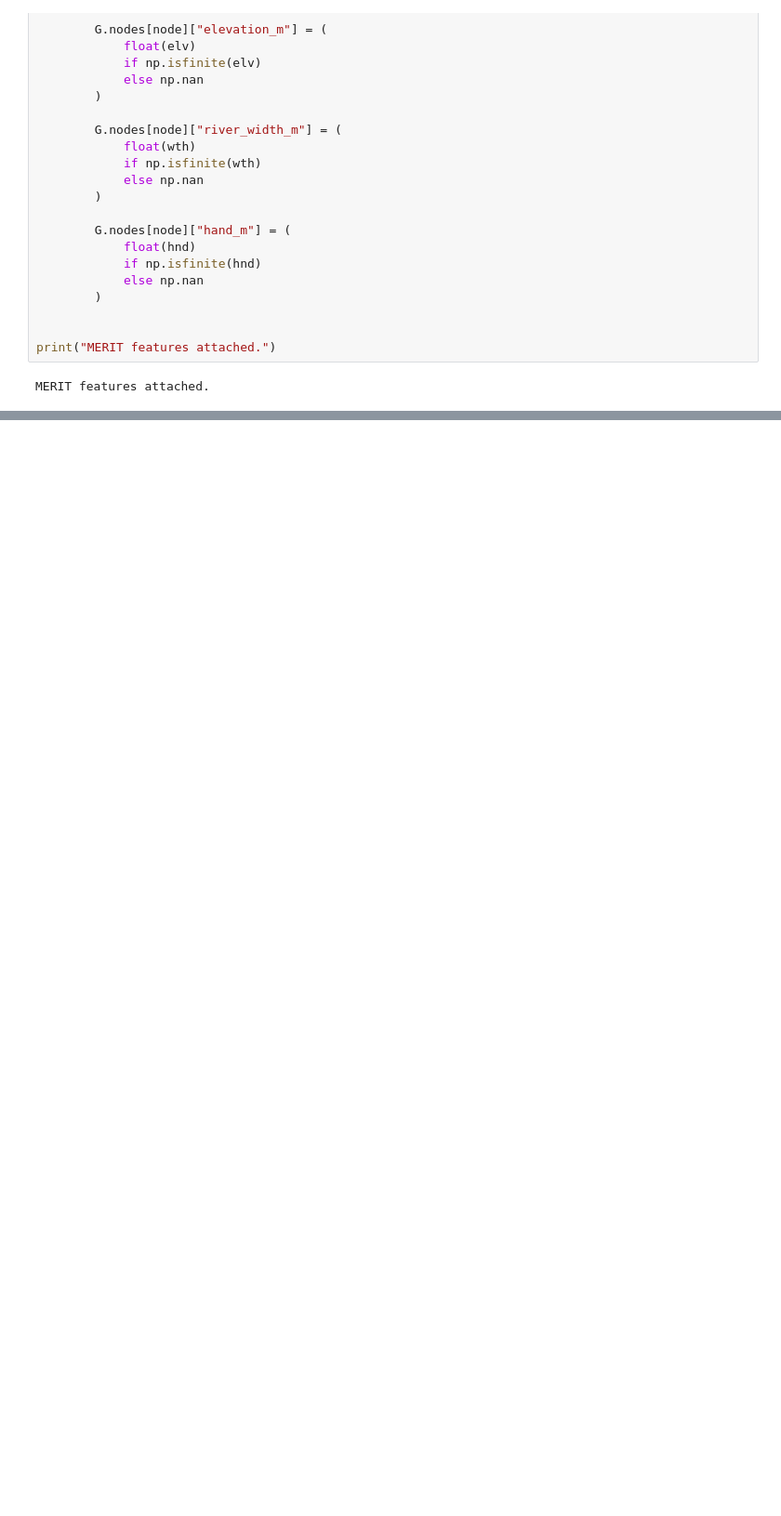
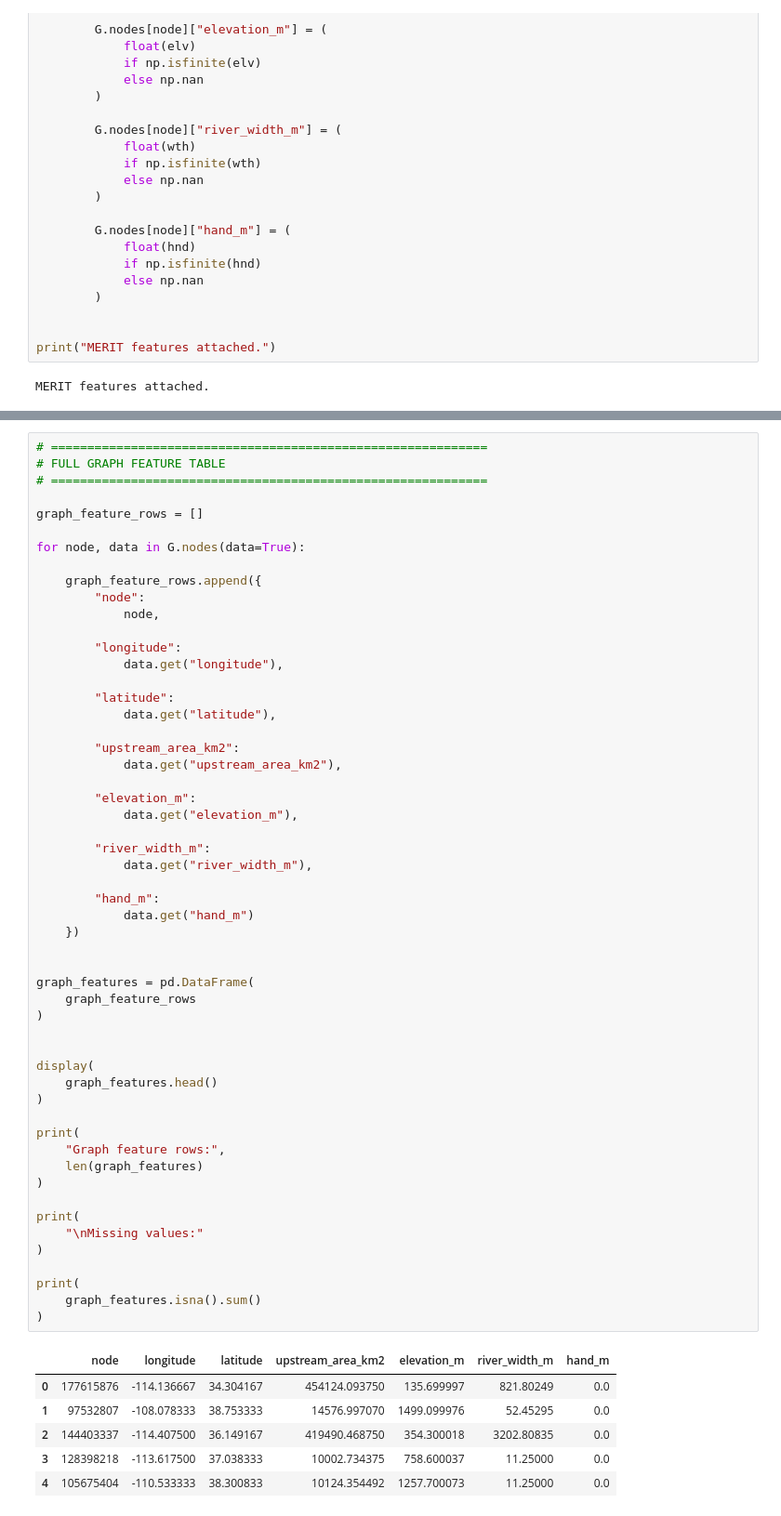
Before and after one commit to andrewc156/rivernets, a Jupyter notebook: graph_linear_regression_laplacian.ipynb, the cells around one changed output, grey strips where cells are left out. Shown at 93% size. Cells and saved outputs as stored; diff of their text form; blank space fills up the shorter version.

```diff
--- a/graph_linear_regression_laplacian.ipynb
+++ b/graph_linear_regression_laplacian.ipynb
@@ -5417,0 +5495,61 @@ MERIT features attached.
+# %%
+# ============================================================
+# FULL GRAPH FEATURE TABLE
+# ============================================================
+
+graph_feature_rows = []
+
+for node, data in G.nodes(data=True):
+
+    graph_feature_rows.append({
+        "node":
+            node,
+
+        "longitude":
+            data.get("longitude"),
+
+        "latitude":
+            data.get("latitude"),
+
+        "upstream_area_km2":
+            data.get("upstream_area_km2"),
+
+        "elevation_m":
+            data.get("elevation_m"),
+
+        "river_width_m":
+            data.get("river_width_m"),
+
+        "hand_m":
+            data.get("hand_m")
+    })
+
+
+graph_features = pd.DataFrame(
+    graph_feature_rows
+)
+
+
+display(
+    graph_features.head()
+)
+
+print(
+    "Graph feature rows:",
+    len(graph_features)
+)
+
+print(
+    "\nMissing values:"
+)
+
+print(
+    graph_features.isna().sum()
+)
+# %% [output]
+|  | node | longitude | latitude | upstream_area_km2 | elevation_m | river_width_m | hand_m |
+| 0 | 177615876 | -114.136667 | 34.304167 | 454124.093750 | 135.699997 | 821.80249 | 0.0 |
+| 1 | 97532807 | -108.078333 | 38.753333 | 14576.997070 | 1499.099976 | 52.45295 | 0.0 |
+| 2 | 144403337 | -114.407500 | 36.149167 | 419490.468750 | 354.300018 | 3202.80835 | 0.0 |
+| 3 | 128398218 | -113.617500 | 37.038333 | 10002.734375 | 758.600037 | 11.25000 | 0.0 |
+| 4 | 105675404 | -110.533333 | 38.300833 | 10124.354492 | 1257.700073 | 11.25000 | 0.0 |
```
Also changed, not shown: parts of 6 cells of this notebook, 1 other file.
